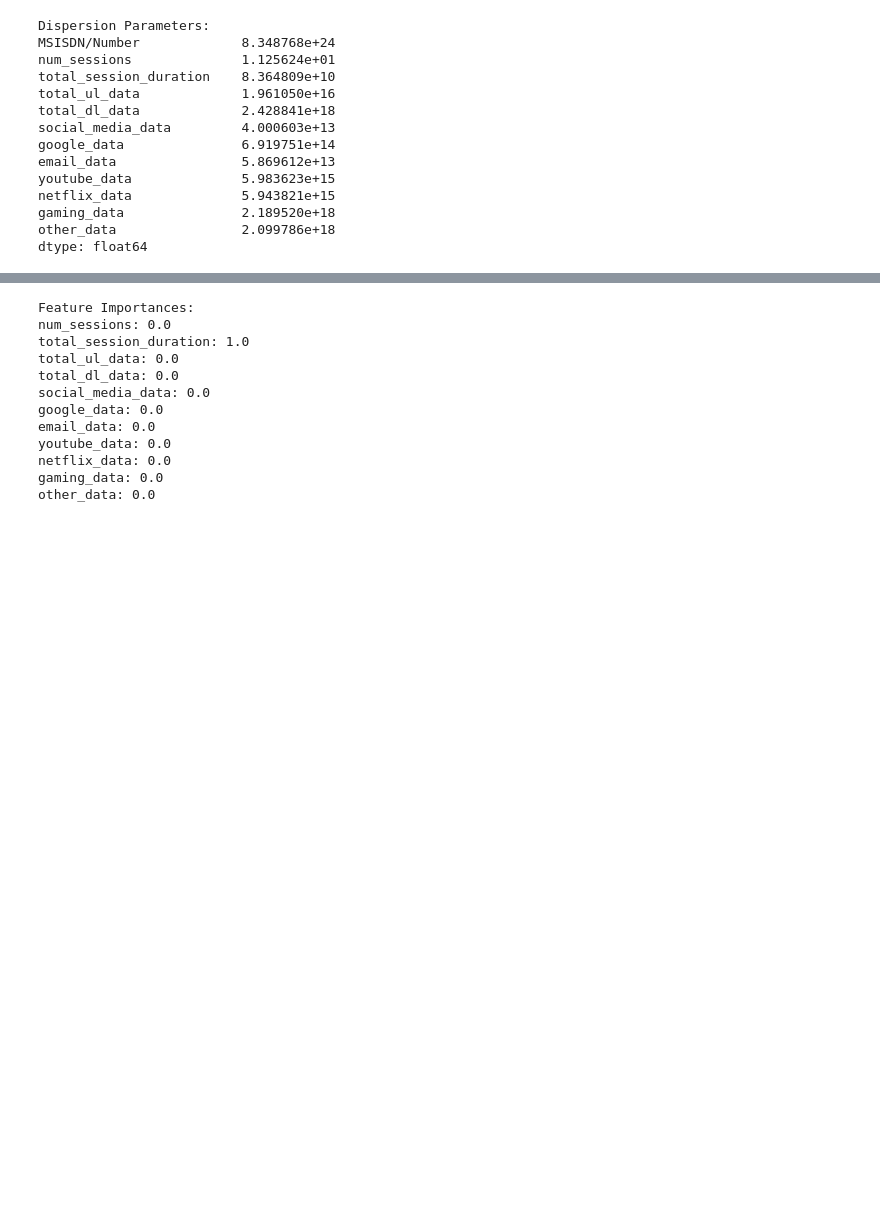
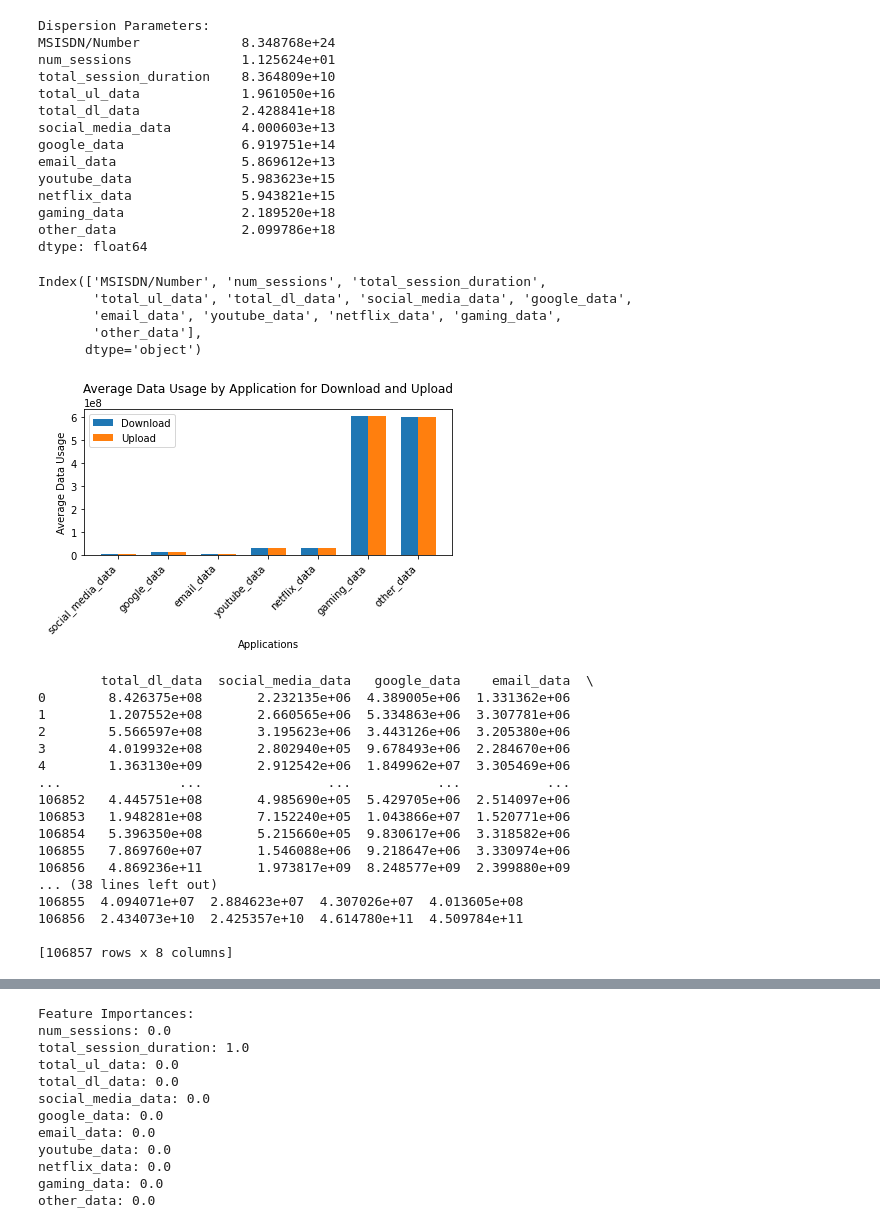
Before and after one commit to Yaadee/profitability_data_analysis, a Jupyter notebook: notebooks/EDA analysis.ipynb, the cells around one changed output, grey strips where cells are left out. Cells and saved outputs as stored; diff of their text form; code cells hidden in the pictures; blank space fills up the shorter version.

```diff
--- a/notebooks/EDA analysis.ipynb
+++ b/notebooks/EDA analysis.ipynb
@@ -234,7 +239,77 @@ netflix_data              5.943821e+15
 gaming_data               2.189520e+18
 other_data                2.099786e+18
 dtype: float64
+# %%
+user_data.columns
+# %% [output]
+Index(['MSISDN/Number', 'num_sessions', 'total_session_duration',
+       'total_ul_data', 'total_dl_data', 'social_media_data', 'google_data',
+       'email_data', 'youtube_data', 'netflix_data', 'gaming_data',
+       'other_data'],
+      dtype='object')
 # %%
 # pip uninstall matplotlib
 # %%
 #pip install matplotlib
+# %%
+class DataVisualizer:
+    def __init__(self, user_data, applications):
+        self.user_data = user_data
+        self.applications = applications
+        self.download_data = None
+        self.upload_data = None
+
+    def plot_data_usage(self):
+        # Extracting the applications and corresponding data
+        download_data = self.user_data[['total_dl_data'] + self.applications]
+        upload_data = self.user_data[['total_ul_data'] + self.applications]
+
+        # Storing data for access outside the method
+        self.download_data = download_data
+        self.upload_data = upload_data
+
+        # Plotting
+        num_apps = len(self.applications)
+        bar_width = 0.35
+        index = np.arange(num_apps)
+
+        # Grouped bar plot for download data
+        plt.bar(index, download_data.mean()[1:], bar_width, label='Download')
+        # Grouped bar plot for upload data (shifted by bar_width for separation)
+        plt.bar(index + bar_width, upload_data.mean()[1:], bar_width, label='Upload')
+
+        plt.xlabel('Applications')
+        plt.ylabel('Average Data Usage')
+        plt.title('Average Data Usage by Application for Download and Upload')
+        plt.xticks(index + bar_width / 2, self.applications, rotation=45, ha='right')
+        plt.legend()
+        plt.tight_layout()
+        plt.show()
+
+# Example usage:
+applications = ['social_media_data', 'google_data', 'email_data',
+                'youtube_data', 'netflix_data', 'gaming_data', 'other_data']
+
+visualizer = DataVisualizer(user_data, applications)
+visualizer.plot_data_usage()
+print(visualizer.download_data)
+print(visualizer.upload_data)
+# %% [output]
+[figure, added]
+        total_dl_data  social_media_data   google_data    email_data  \
+0        8.426375e+08       2.232135e+06  4.389005e+06  1.331362e+06
+1        1.207552e+08       2.660565e+06  5.334863e+06  3.307781e+06
+2        5.566597e+08       3.195623e+06  3.443126e+06  3.205380e+06
+3        4.019932e+08       2.802940e+05  9.678493e+06  2.284670e+06
+4        1.363130e+09       2.912542e+06  1.849962e+07  3.305469e+06
+...               ...                ...           ...           ...
+106852   4.445751e+08       4.985690e+05  5.429705e+06  2.514097e+06
+106853   1.948281e+08       7.152240e+05  1.043866e+07  1.520771e+06
+106854   5.396350e+08       5.215660e+05  9.830617e+06  3.318582e+06
+106855   7.869760e+07       1.546088e+06  9.218647e+06  3.330974e+06
+106856   4.869236e+11       1.973817e+09  8.248577e+09  2.399880e+09
+... (38 lines left out)
+106855  4.094071e+07  2.884623e+07  4.307026e+07  4.013605e+08
+106856  2.434073e+10  2.425357e+10  4.614780e+11  4.509784e+11
+
+[106857 rows x 8 columns]
```
Also changed, not shown: parts of 21 cells of this notebook, 2 other files.
